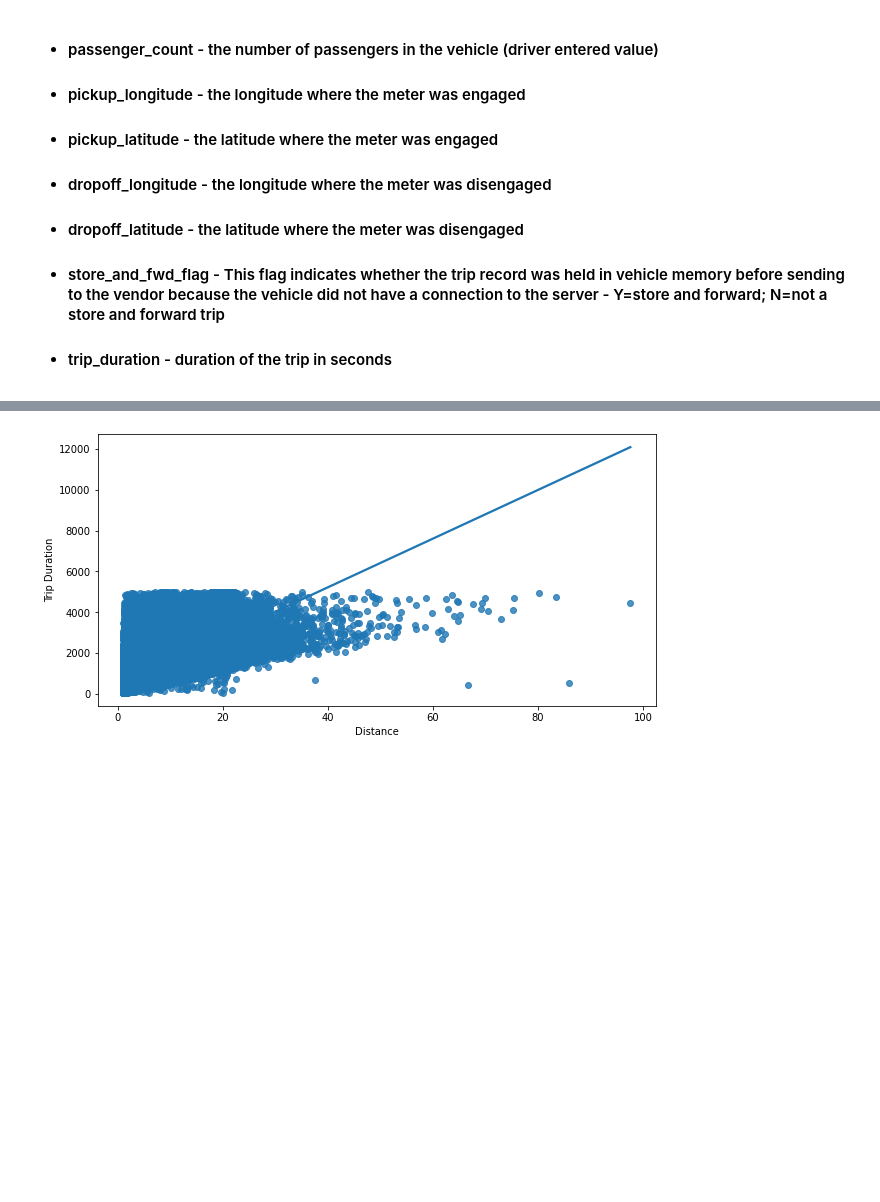
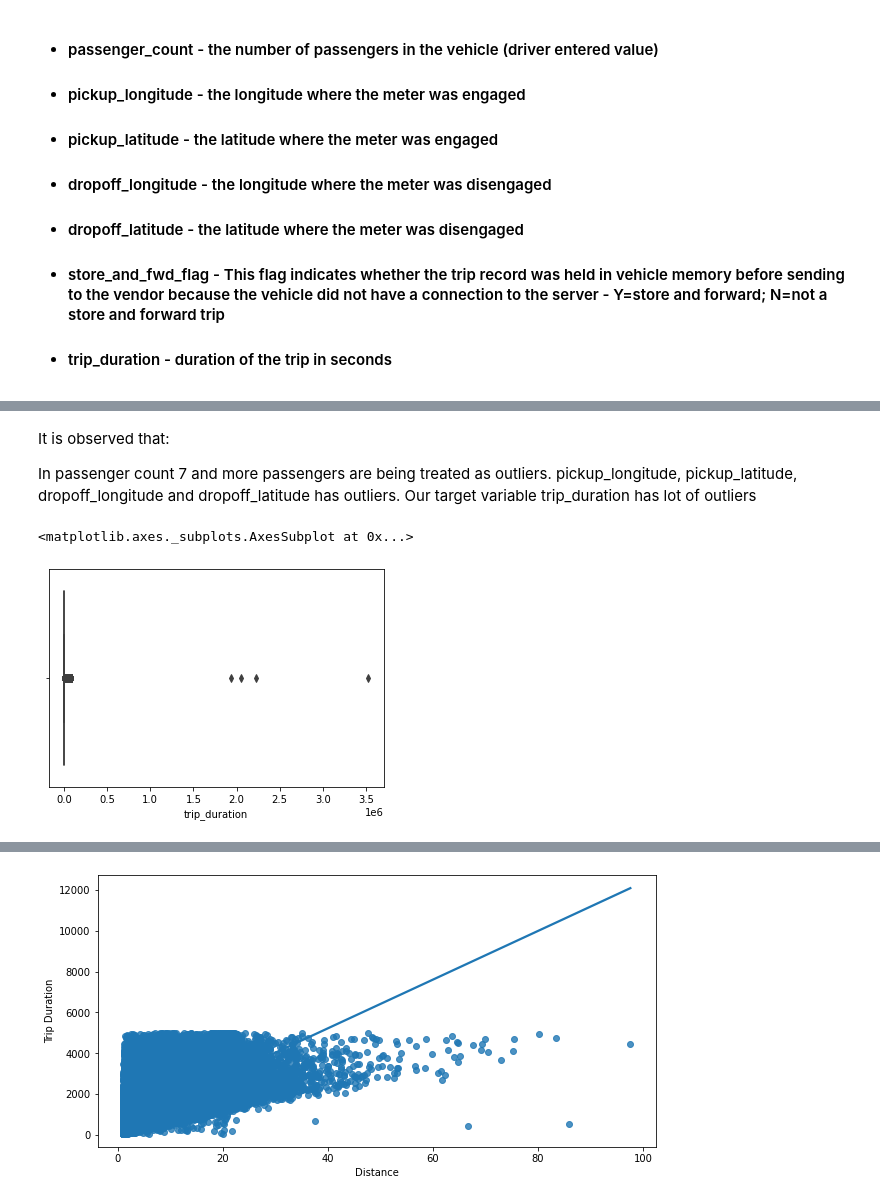
Before and after one commit to sanjaymkr/NYC-Taxi-Trip-Time-Prediction, a Jupyter notebook: Sanjay_Kumar_NYC_Taxi_Trip_Time_Prediction_Capstone_Project.ipynb, the cells around one changed output, grey strips where cells are left out. Cells and saved outputs as stored; diff of their text form; code cells hidden in the pictures; blank space fills up the shorter version.

```diff
--- a/Sanjay_Kumar_NYC_Taxi_Trip_Time_Prediction_Capstone_Project.ipynb
+++ b/Sanjay_Kumar_NYC_Taxi_Trip_Time_Prediction_Capstone_Project.ipynb
@@ -594,0 +255,12 @@ df = df[~(df.distance == 0)]
+# %% [markdown]
+It is observed that:
+
+In passenger count 7 and more passengers are being treated as outliers.
+pickup_longitude, pickup_latitude, dropoff_longitude and dropoff_latitude has outliers.
+Our target variable trip_duration has lot of outliers
+# %%
+# Plotting boxplot of trip duration
+sns.boxplot(ndf.trip_duration)
+# %% [output]
+<matplotlib.axes._subplots.AxesSubplot at 0x...>
+[figure, added]
```
Also changed, not shown: parts of 286 cells of this notebook.
